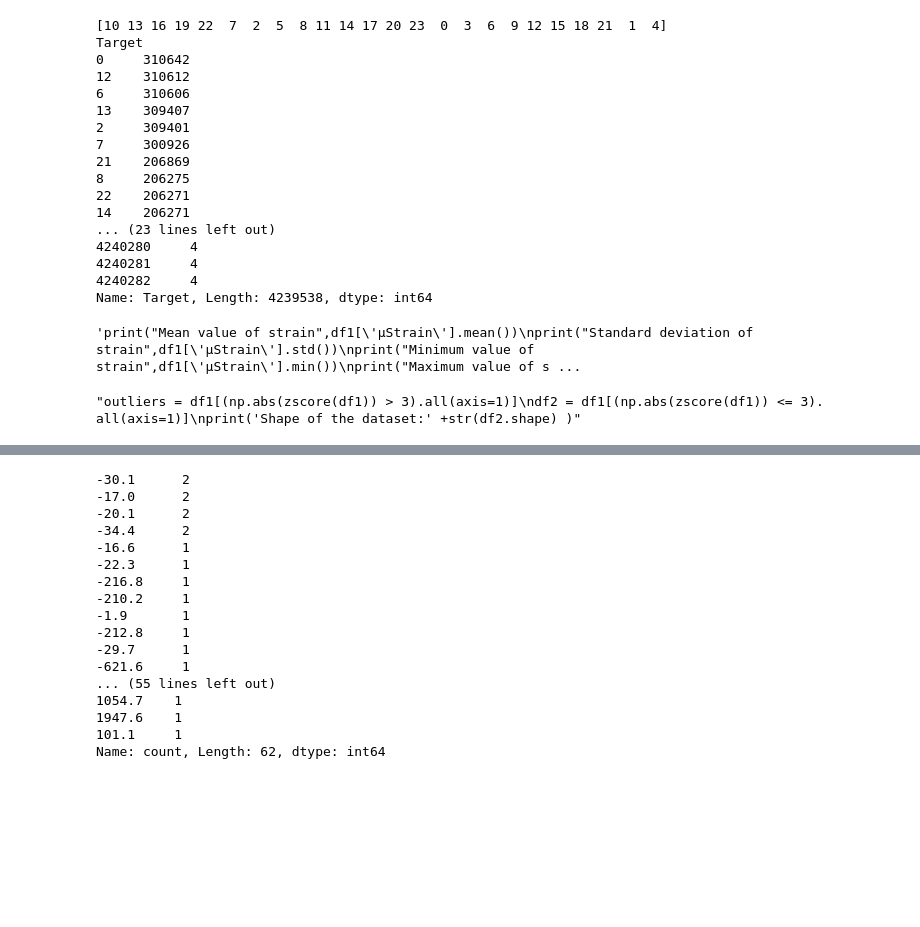
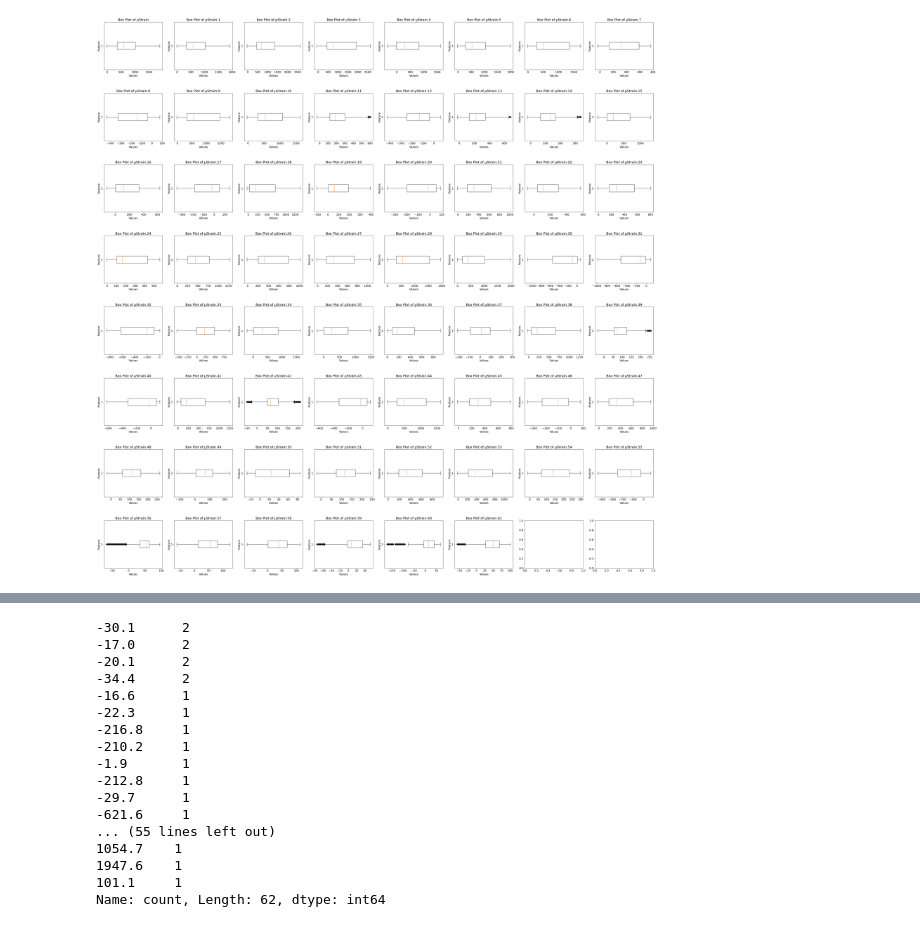
Before and after one commit to Piyush251098/Load-Analysis, a Jupyter notebook: RF.ipynb, the cells around one changed output, grey strips where cells are left out. Drawn from its saved outputs; the diff is of its cells as text; code cells hidden in the pictures; blank space fills up the shorter version.

```diff
--- a/RF.ipynb
+++ b/RF.ipynb
@@ -46,49 +56,18 @@ Shape of the dataset:(4239538, 63)
-# %%
-from sklearn import preprocessing
-label_encoder = preprocessing.LabelEncoder()
-df['Target'] = label_encoder.fit_transform(df.loc[:,'Target'])
-print(df['Target'].unique())
-print(df['Target'].value_counts())
-y = df['Target']
-print(y)
-# %% [output]
-[10 13 16 19 22  7  2  5  8 11 14 17 20 23  0  3  6  9 12 15 18 21  1  4]
-Target
-0     310642
-12    310612
-6     310606
-13    309407
-2     309401
-7     300926
-21    206869
-8     206275
-22    206271
-14    206271
-... (23 lines left out)
-4240280     4
-4240281     4
-4240282     4
-Name: Target, Length: 4239538, dtype: int64
-# %%
-#Detecting outliers
-'''print("Mean value of strain",df1['µStrain'].mean())
-print("Standard deviation of strain",df1['µStrain'].std())
-print("Minimum value of strain",df1['µStrain'].min())
-print("Maximum value of strain",df1['µStrain'].max())
-
-print("Upper limit",df1['µStrain'].mean() + 3*df1['µStrain'].std())
-print("Lower limit",df1['µStrain'].mean() - 3*df1['µStrain'].std())
-
-
-df1[(df1['µStrain'] > 410.45) | (df1['µStrain'] < -307.57)]
-
-newdf = df1[(df1['µStrain'] < 410.45) & (df1['µStrain'] > -307.57)]
-print(newdf)'''
-# %% [output]
-'print("Mean value of strain",df1[\'µStrain\'].mean())\nprint("Standard deviation of strain",df1[\'µStrain\'].std())\nprint("Minimum value of strain",df1[\'µStrain\'].min())\nprint("Maximum value of s ...
 # %%
-'''outliers = df1[(np.abs(zscore(df1)) > 3).all(axis=1)]
-df2 = df1[(np.abs(zscore(df1)) <= 3). all(axis=1)]
-print('Shape of the dataset:' +str(df2.shape) )'''
+#BoxPlot
+selected_feature = ['µStrain', 'µStrain.1', 'µStrain.2', 'µStrain.3', 'µStrain.4', 'µStrain.5', 'µStrain.6', 'µStrain.7', 'µStrain.8', 'µStrain.9', 'µStrain.10', 'µStrain.11', 'µStrain.12', 'µStrain.13', 'µStrain.14', 'µStrain.15', 'µStrain.16', 'µStrain.17', 'µStrain.18', 'µStrain.19', 'µStrain.20', 'µStrain.21', 'µStrain.22', 'µStrain.23', 'µStrain.24', 'µStrain.25', 'µStrain.26', 'µStrain.27', 'µStrain.28', 'µStrain.29', 'µStrain.30', 'µStrain.31', 'µStrain.32', 'µStrain.33', 'µStrain.34', 'µStrain.35', 'µStrain.36', 'µStrain.37', 'µStrain.38', 'µStrain.39', 'µStrain.40', 'µStrain.41', 'µStrain.42', 'µStrain.43', 'µStrain.44', 'µStrain.45', 'µStrain.46', 'µStrain.47', 'µStrain.48', 'µStrain.49', 'µStrain.50', 'µStrain.51', 'µStrain.52', 'µStrain.53','µStrain.54','µStrain.55','µStrain.56','µStrain.57','µStrain.58','µStrain.59','µStrain.60','µStrain.61']
+rows = 8
+cols = 8
+fig, axes = plt.subplots(rows, cols, figsize=(50,50))
+fig.subplots_adjust(hspace=0.5)
+
+for i, feature in enumerate(selected_feature):
+    ax = axes[i // cols, i % cols]
+    ax.boxplot(df[feature], vert=False)
+    ax.set_title(f'Box Plot of {feature}')
+    ax.set_xlabel('Values')
+    ax.set_ylabel('Feature')
+
+plt.show()
 # %% [output]
-"outliers = df1[(np.abs(zscore(df1)) > 3).all(axis=1)]\ndf2 = df1[(np.abs(zscore(df1)) <= 3). all(axis=1)]\nprint('Shape of the dataset:' +str(df2.shape) )"
+[figure, added]
```
Also changed, not shown: parts of 13 cells of this notebook, 3 other files.
